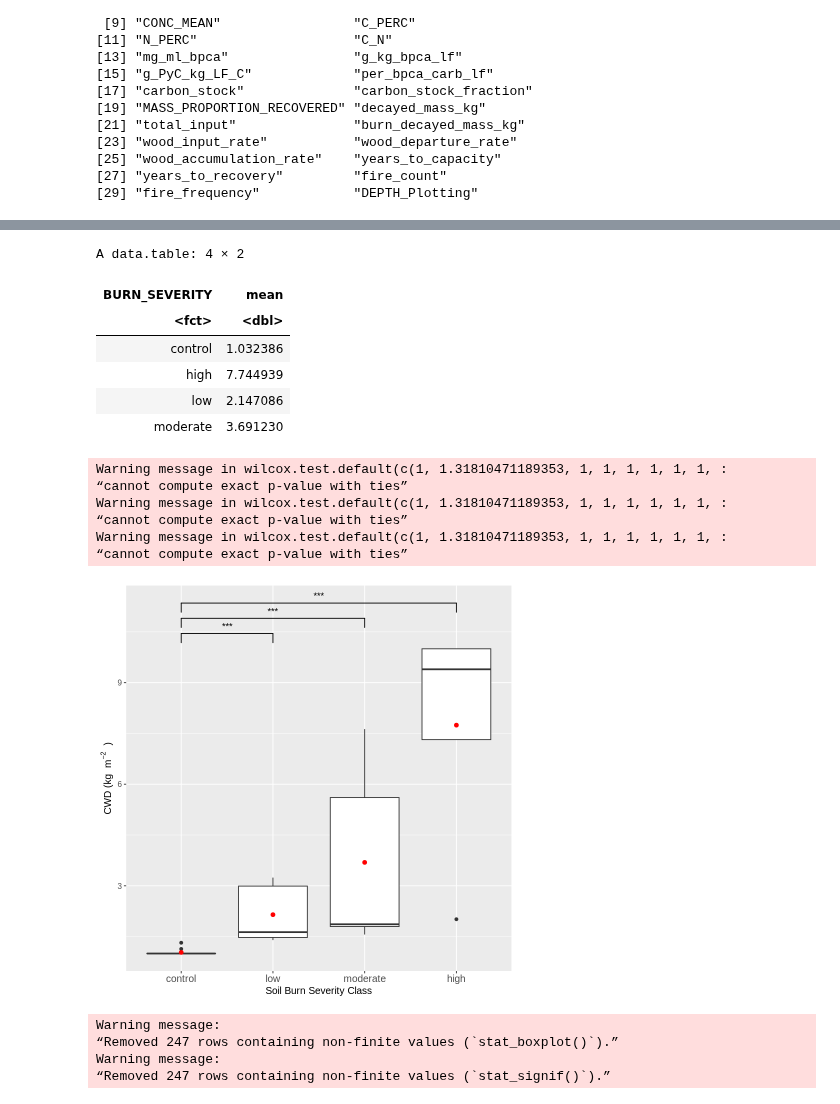
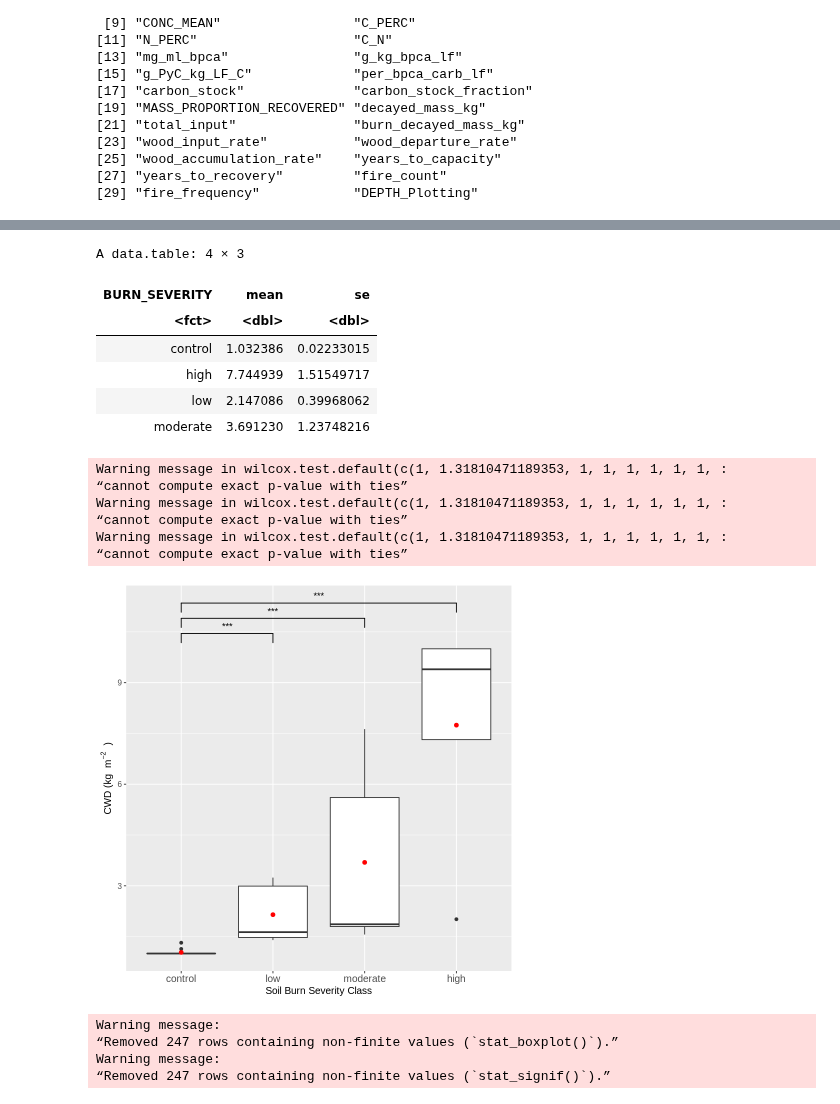
Before and after one commit to hayleypc/BPCA_HFF, a Jupyter notebook: BPCA_analysis_plotting.ipynb, the cells around one changed output, grey strips where cells are left out. Saved outputs shown, nothing was run; the diff lists cells and outputs as text; code cells hidden in the pictures.

```diff
--- a/BPCA_analysis_plotting.ipynb
+++ b/BPCA_analysis_plotting.ipynb
@@ -827,31 +973,32 @@ names(analysis_full_bpca_exp_dt)
 # %%
-means_data <- analysis_full_bpca_exp_dt[FRACTION=='BULK' & DEPTH=='0-5'][ ,
-                          .(mean = mean(decayed_mass_kg/burn_decayed_mass_kg, na.rm = TRUE)),
-                          by = .(BURN_SEVERITY)]
+means_data <- analysis_full_bpca_exp_dt[FRACTION == 'BULK' & DEPTH == '0-5',
+                                         .(mean = mean(decayed_mass_kg / burn_decayed_mass_kg, na.rm = TRUE),
+                                           se = sd(decayed_mass_kg / burn_decayed_mass_kg, na.rm = TRUE) / sqrt(.N)),
+                                         by = .(BURN_SEVERITY)]
 
 means_data
 
 ggplot(analysis_full_bpca_exp_dt[FRACTION=='BULK' & DEPTH=='0-5'],aes(x = BURN_SEVERITY, y = decayed_mass_kg/burn_decayed_mass_kg)) +
   geom_boxplot() +
    geom_point(data = means_data, aes(y = mean), color = "red", size = 2)+
       # geom_point(  aes(y = total_input), color = "blue", size = 2)+
   ylab(bquote('CWD ('*kg~m^-2~')'))+
   xlab('Soil Burn Severity Class') +
     theme(axis.text.x = element_text(size=12),
          text = element_text(size = 12),
     axis.title = element_text(size = 12),
     strip.text = element_text(size = 12) )+
   geom_signif(aes(),comparisons = list(c(1,2),c(1,3),c(1,4)),
             map_signif_level=TRUE,step_increase=.05) +
   coord_cartesian(expand=TRUE)
 # %% [output]
-A data.table: 4 × 2
+A data.table: 4 × 3
-| BURN_SEVERITY | mean |
-| <fct> | <dbl> |
-| control | 1.032386 |
-| high | 7.744939 |
-| low | 2.147086 |
-| moderate | 3.691230 |
+| BURN_SEVERITY | mean | se |
+| <fct> | <dbl> | <dbl> |
+| control | 1.032386 | 0.02233015 |
+| high | 7.744939 | 1.51549717 |
+| low | 2.147086 | 0.39968062 |
+| moderate | 3.691230 | 1.23748216 |
 Warning message in wilcox.test.default(c(1, 1.31810471189353, 1, 1, 1, 1, 1, 1, :
 “cannot compute exact p-value with ties”
 Warning message in wilcox.test.default(c(1, 1.31810471189353, 1, 1, 1, 1, 1, 1, :
```
Also changed, not shown: parts of 34 cells of this notebook.
